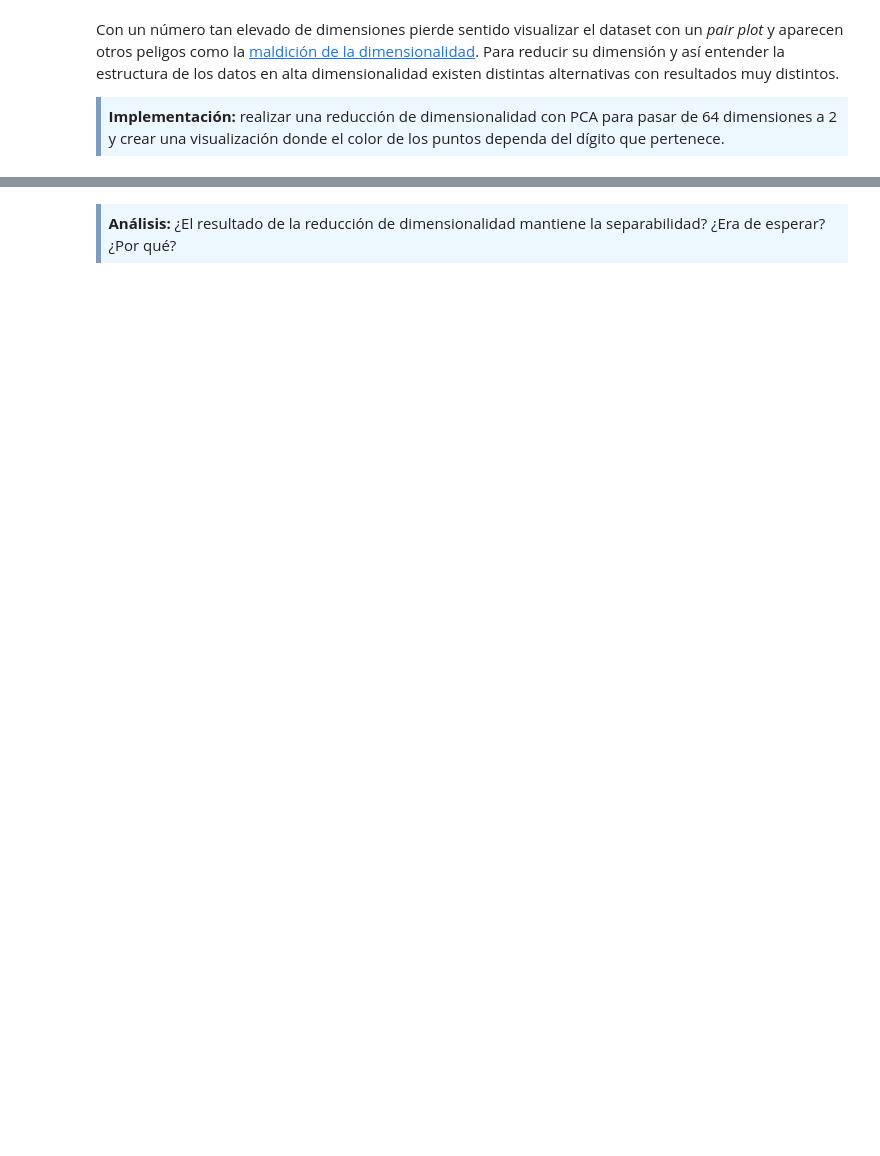
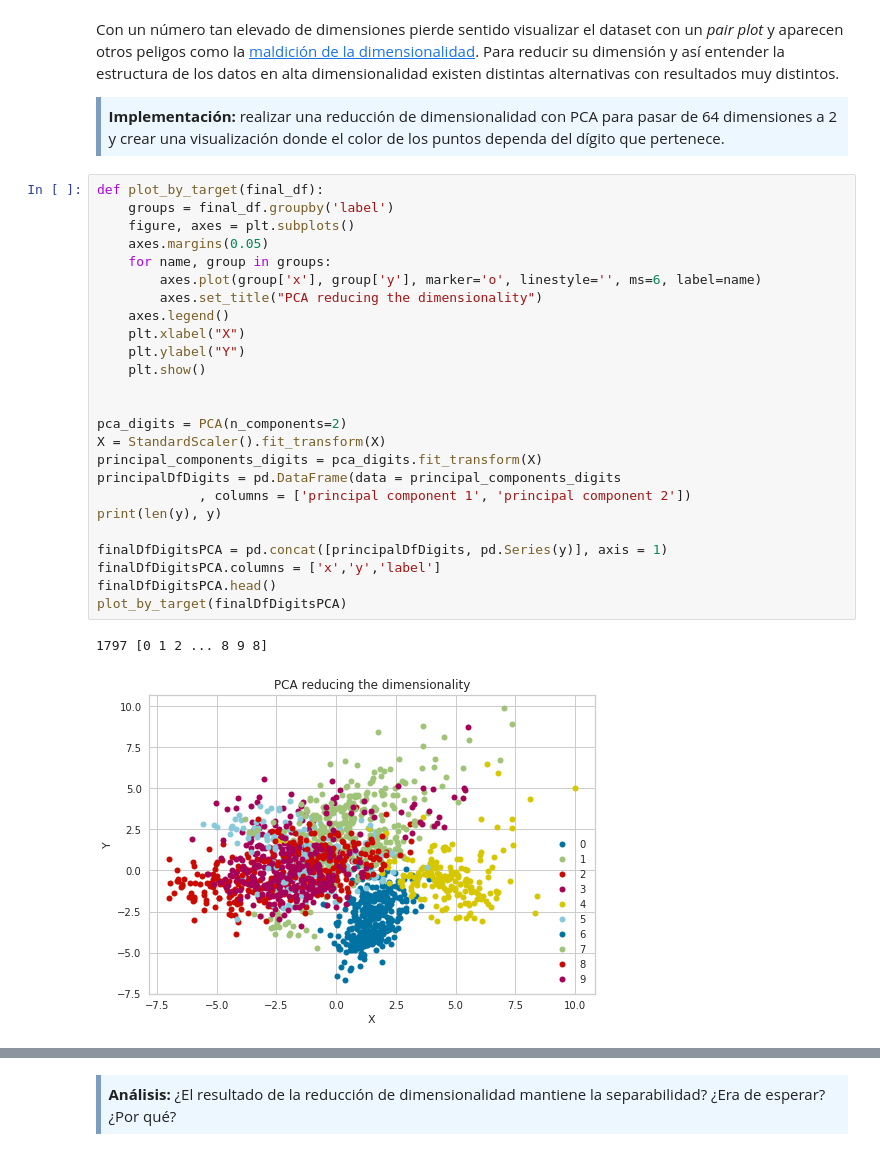
Before and after one commit to fernandoabcampos/advanced-data-mining, a Jupyter notebook: PEC2/20181_M2.855_PEC2-Enunciado.ipynb, the cells around one changed output, grey strips where cells are left out. Saved outputs shown, nothing was run; the diff lists cells and outputs as text; blank space fills up the shorter version.

```diff
--- a/PEC2/20181_M2.855_PEC2-Enunciado.ipynb
+++ b/PEC2/20181_M2.855_PEC2-Enunciado.ipynb
@@ -543,3 +604,31 @@ Para reducir su dimensión y así entender la estructura de los datos en alta di
 <div style="background-color: #EDF7FF; border-color: #7C9DBF; border-left: 5px solid #7C9DBF; padding: 0.5em;">
 <strong>Implementación:</strong> realizar una reducción de dimensionalidad con PCA para pasar de 64 dimensiones a 2 y crear una visualización donde el color de los puntos dependa del dígito que pertenece.
 </div>
+# %%
+def plot_by_target(final_df):
+    groups = final_df.groupby('label')
+    figure, axes = plt.subplots()
+    axes.margins(0.05)
+    for name, group in groups:
+        axes.plot(group['x'], group['y'], marker='o', linestyle='', ms=6, label=name)
+        axes.set_title("PCA reducing the dimensionality")
+    axes.legend()
+    plt.xlabel("X")
+    plt.ylabel("Y")
+    plt.show()
+
+
+pca_digits = PCA(n_components=2)
+X = StandardScaler().fit_transform(X)
+principal_components_digits = pca_digits.fit_transform(X)
+principalDfDigits = pd.DataFrame(data = principal_components_digits
+             , columns = ['principal component 1', 'principal component 2'])
+print(len(y), y)
+
+finalDfDigitsPCA = pd.concat([principalDfDigits, pd.Series(y)], axis = 1)
+finalDfDigitsPCA.columns = ['x','y','label']
+finalDfDigitsPCA.head()
+plot_by_target(finalDfDigitsPCA)
+# %% [output]
+1797 [0 1 2 ... 8 9 8]
+[figure, added]
```
Also changed, not shown: parts of 26 cells of this notebook.
